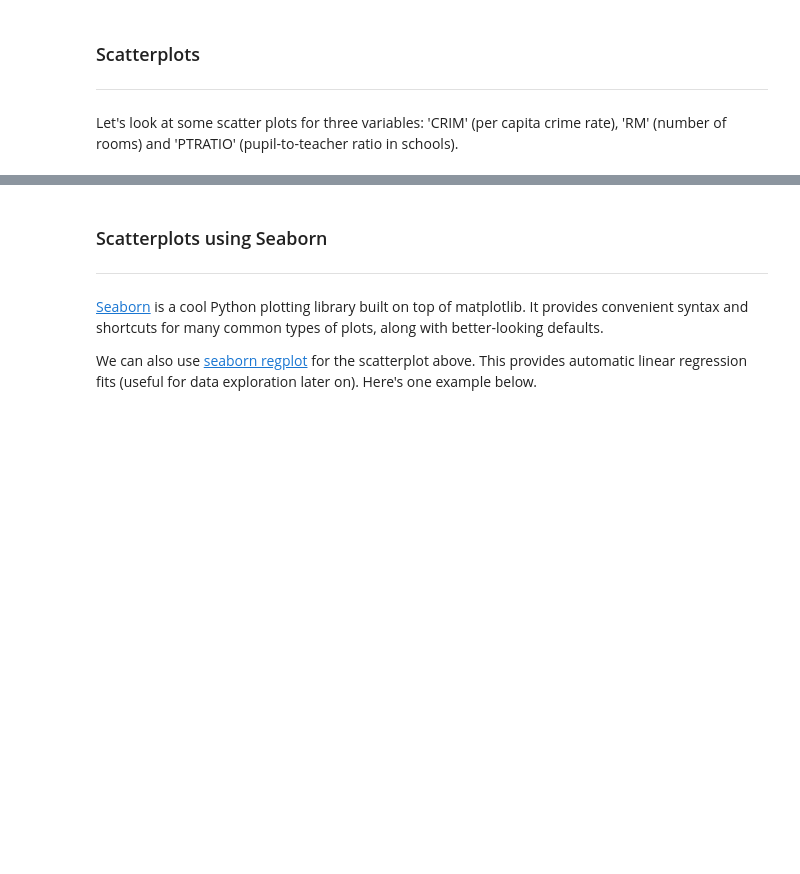
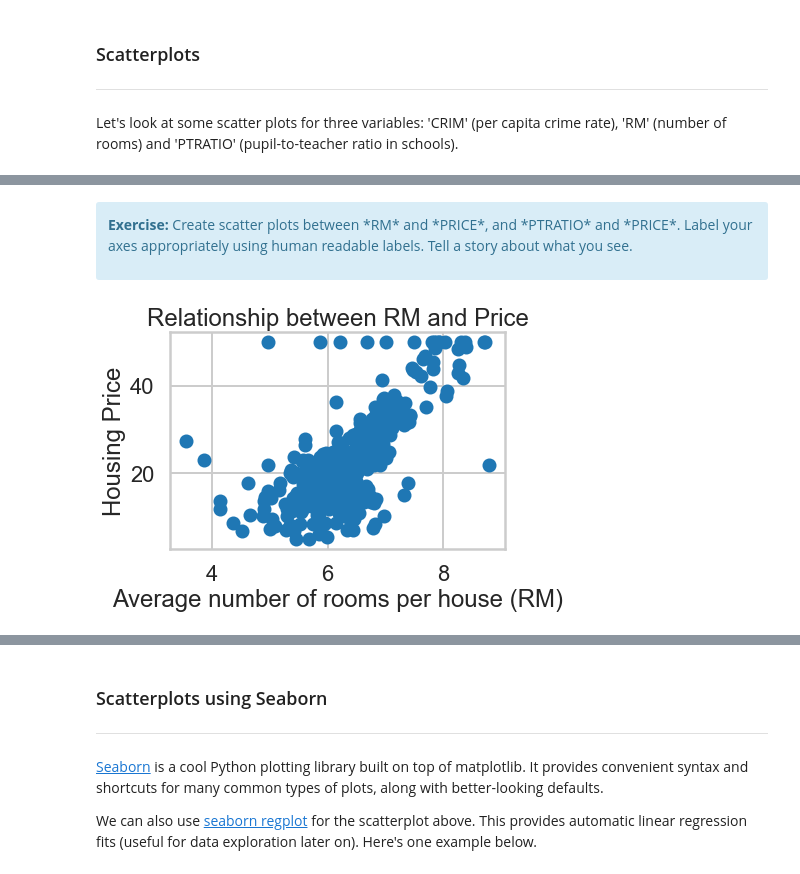
Before and after one commit to jennyrhee/springboard, a Jupyter notebook: linear_regression/linear-regression.ipynb, the cells around one changed output, grey strips where cells are left out. Cells and saved outputs as stored; diff of their text form; code cells hidden in the pictures; blank space fills up the shorter version.

```diff
--- a/linear_regression/linear-regression.ipynb
+++ b/linear_regression/linear-regression.ipynb
@@ -206,0 +274,11 @@ plt.title("Relationship between CRIM and Price")
+# %% [markdown]
+<div class="span5 alert alert-info">
+    <p><b>Exercise:</b> Create scatter plots between *RM* and *PRICE*, and *PTRATIO* and *PRICE*. Label your axes appropriately using human readable labels. Tell a story about what you see.</p>
+</div>
+# %%
+plt.scatter(bos.RM, bos.PRICE)
+plt.xlabel("Average number of rooms per house (RM)")
+plt.ylabel("Housing Price")
+plt.title("Relationship between RM and Price");
+# %% [output]
+[figure, added]
```
Also changed, not shown: parts of 111 cells of this notebook.
